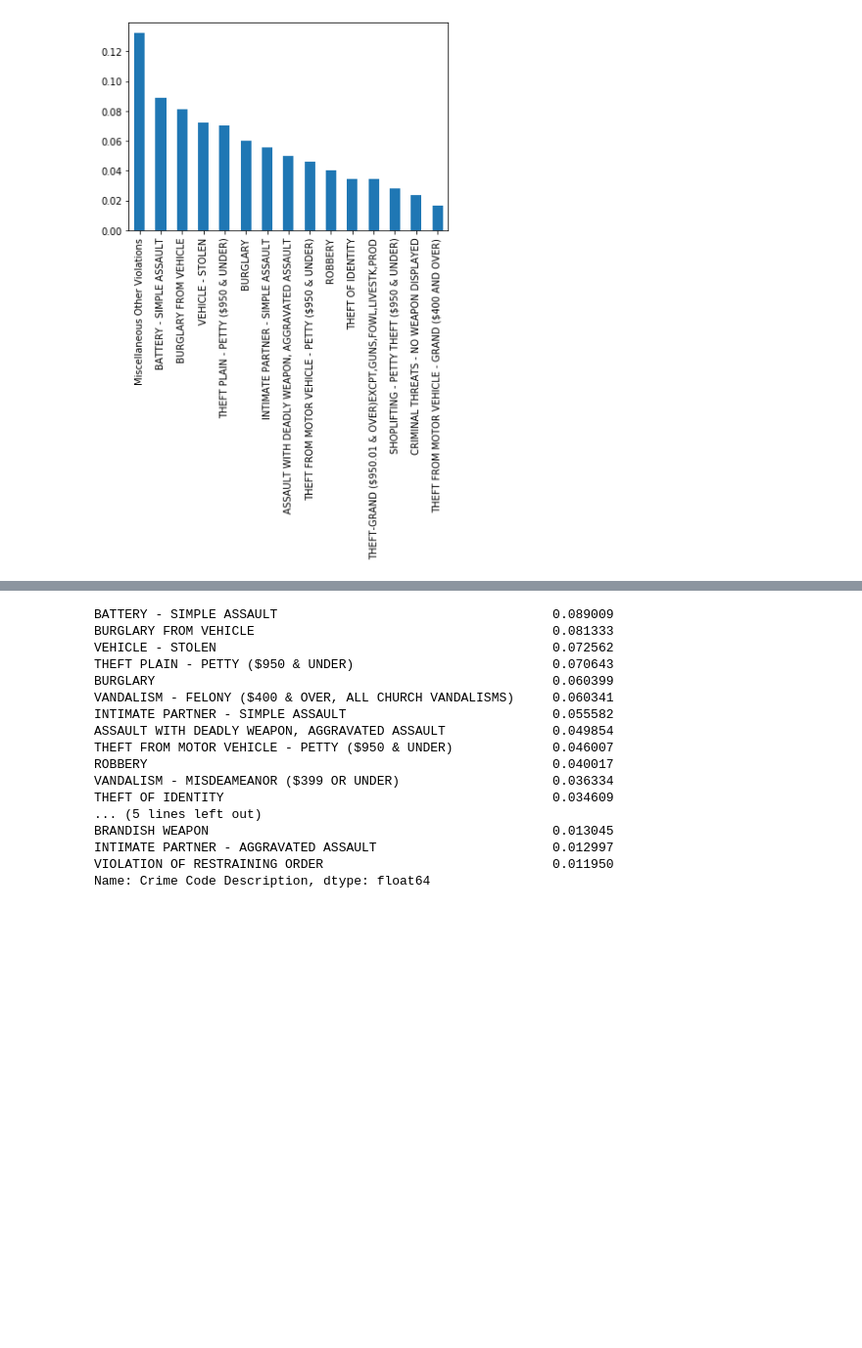
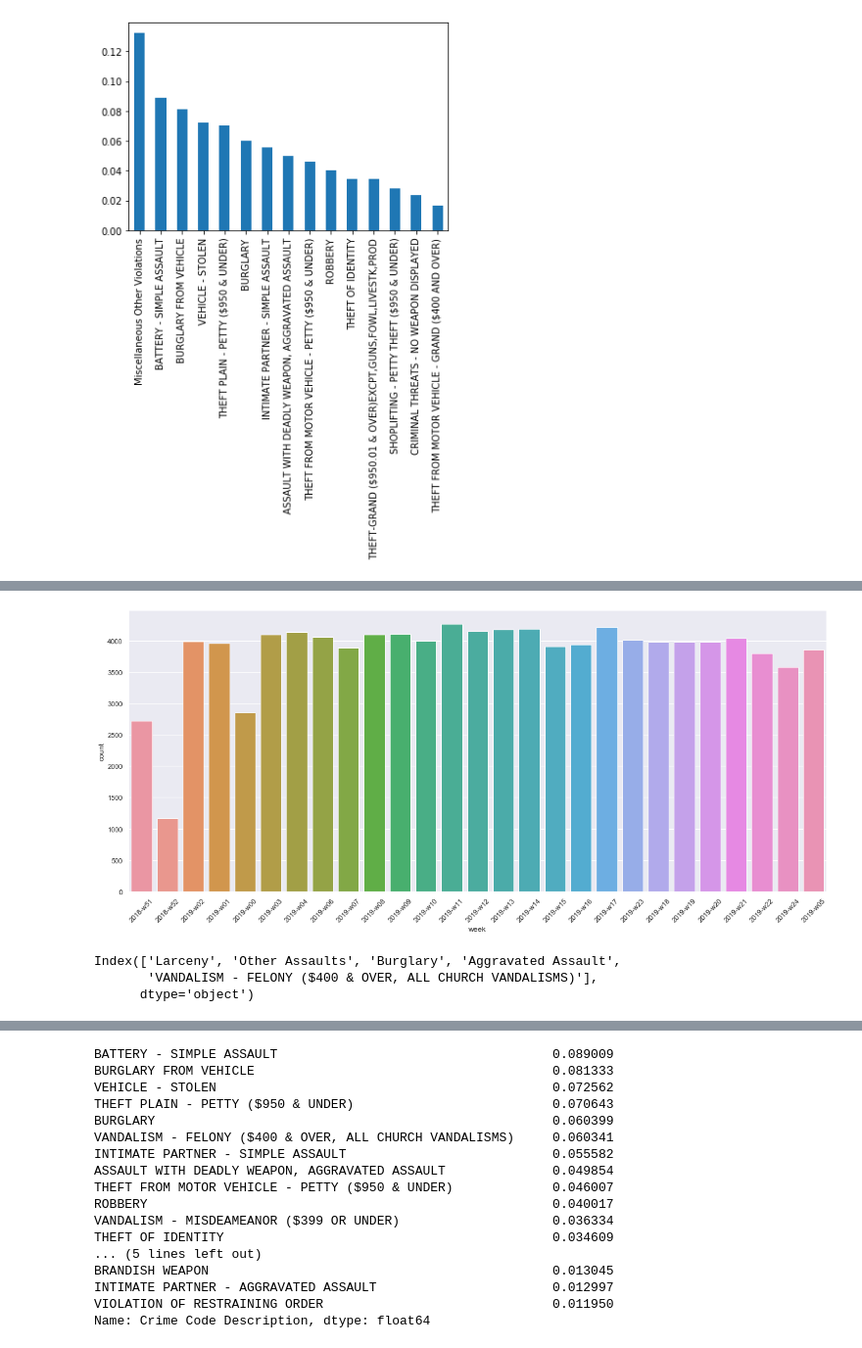
Before and after one commit to abreulastra/crime_analysis, a Jupyter notebook: crime_patterns_LA.ipynb, the cells around one changed output, grey strips where cells are left out. Shown at 98% size. Drawn from its saved outputs; the diff is of its cells as text; code cells hidden in the pictures; blank space fills up the shorter version.

```diff
--- a/crime_patterns_LA.ipynb
+++ b/crime_patterns_LA.ipynb
@@ -45,0 +53,6 @@ arr = prepare_data(arr)
+# %%
+sns.set(rc={'figure.figsize':(20,8.27)})
+ax = sns.countplot(x="week", data=cri)
+ax.set_xticklabels(ax.get_xticklabels(), rotation=45);
+# %% [output]
+[figure, added]
@@ -45,0 +61,6 @@ arr = prepare_data(arr)
+# %%
+top_crimes
+# %% [output]
+Index(['Larceny', 'Other Assaults', 'Burglary', 'Aggravated Assault',
+       'VANDALISM - FELONY ($400 & OVER, ALL CHURCH VANDALISMS)'],
+      dtype='object')
```
Also changed, not shown: parts of 5 cells of this notebook.
